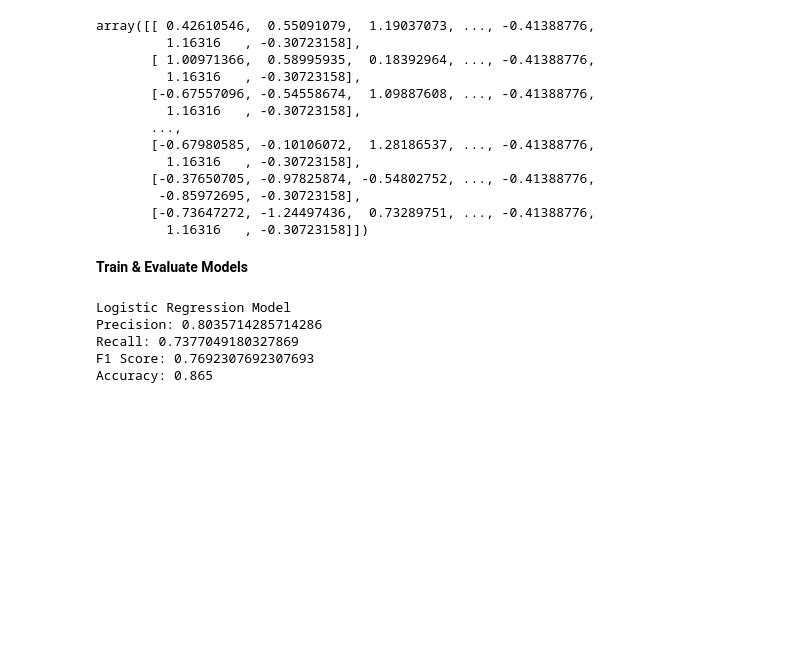
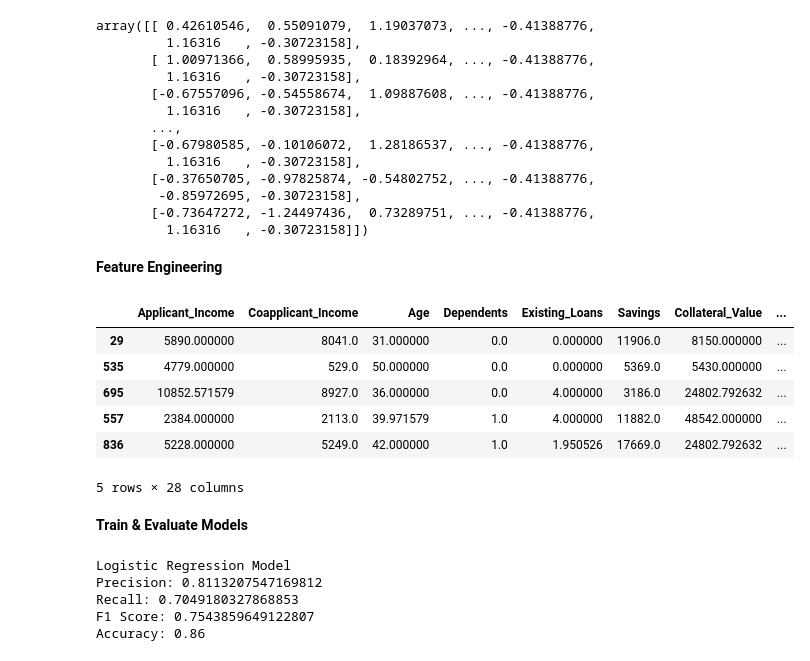
Before and after one commit to SachinKumar-IT/credit_wise, a Jupyter notebook: credit_wise.ipynb, the cells around one changed output. Cells and saved outputs as stored; diff of their text form; code cells hidden in the pictures; blank space fills up the shorter version.

```diff
--- a/credit_wise.ipynb
+++ b/credit_wise.ipynb
@@ -267,6 +267,39 @@ array([[ 0.42610546,  0.55091079,  1.19037073, ..., -0.41388776,
         -0.85972695, -0.30723158],
        [-0.73647272, -1.24497436,  0.73289751, ..., -0.41388776,
          1.16316   , -0.30723158]])
+# %% [markdown]
+**Feature Engineering**
+# %%
+#Add ot Transform Features
+df["DTI_Ratio_sq"]=df["DTI_Ratio"] **2
+df["Credit_Score_sq"]=df["Credit_Score"] **2
+
+#For Skewed Data
+#df["Applicant_Income_log"] = np.log1p(df["Applicant_Income"])
+
+X=df.drop(columns=["Loan_Approved", "Credit_Score", "DTI_Ratio"])
+y=df["Loan_Approved"]
+
+#Train Test Split
+X_train,X_test,y_train,y_test=train_test_split(
+    X,y, test_size=0.2, random_state=42
+)
+
+#Scaling
+scaler=StandardScaler()
+
+X_train_scaled=scaler.fit_transform(X_train)
+X_test_scaled=scaler.transform(X_test)
+# %%
+X_train.head()
+# %% [output]
+|  | Applicant_Income | Coapplicant_Income | Age | Dependents | Existing_Loans | Savings | Collateral_Value | ... |
+| 29 | 5890.000000 | 8041.0 | 31.000000 | 0.0 | 0.000000 | 11906.0 | 8150.000000 | ... |
+| 535 | 4779.000000 | 529.0 | 50.000000 | 0.0 | 0.000000 | 5369.0 | 5430.000000 | ... |
+| 695 | 10852.571579 | 8927.0 | 36.000000 | 0.0 | 4.000000 | 3186.0 | 24802.792632 | ... |
+| 557 | 2384.000000 | 2113.0 | 39.971579 | 1.0 | 4.000000 | 11882.0 | 48542.000000 | ... |
+| 836 | 5228.000000 | 5249.0 | 42.000000 | 1.0 | 1.950526 | 17669.0 | 24802.792632 | ... |
+5 rows × 28 columns
 # %% [markdown]
 **Train & Evaluate Models**
 # %%
@@ -286,7 +319,7 @@ print("F1 Score:", f1_score(y_test,y_pred))
 print("Accuracy:", accuracy_score(y_test,y_pred))
 # %% [output]
 Logistic Regression Model
-Precision: 0.8035714285714286
-Recall: 0.7377049180327869
-F1 Score: 0.7692307692307693
-Accuracy: 0.865
+Precision: 0.8113207547169812
+Recall: 0.7049180327868853
+F1 Score: 0.7543859649122807
+Accuracy: 0.86
```
